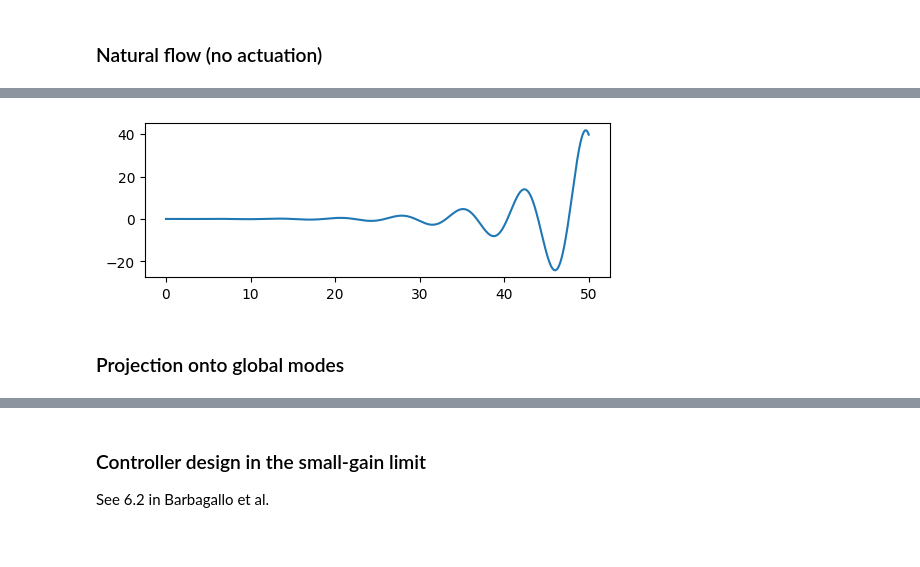
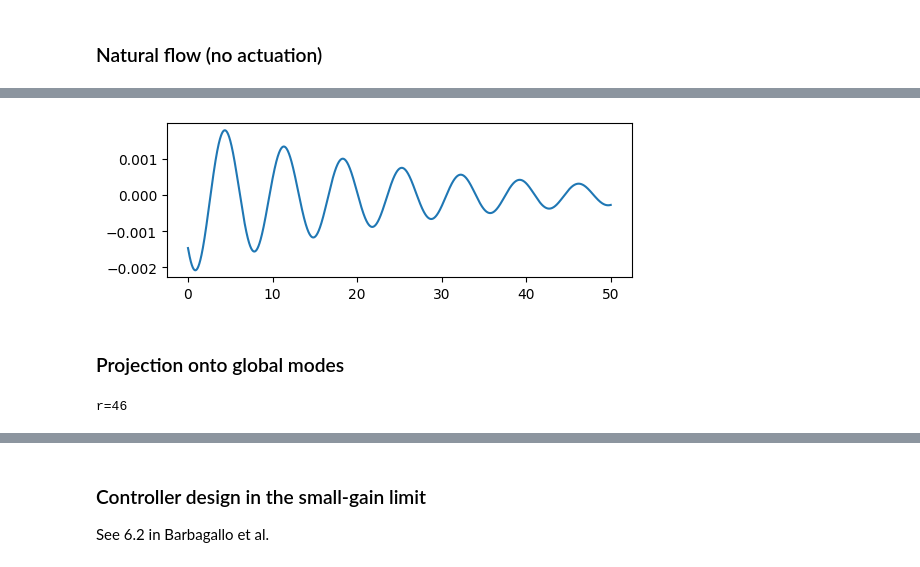
Before and after one commit to dynamicslab/hydrogym, a Jupyter notebook: examples/cylinder/model_reduction/global_proj.ipynb, the cells around one changed output, grey strips where cells are left out. Cells and saved outputs as stored; diff of their text form; code cells hidden in the pictures.

Commit message:
Debugging KF + actuation

```diff
--- a/examples/cylinder/model_reduction/global_proj.ipynb
+++ b/examples/cylinder/model_reduction/global_proj.ipynb
@@ -197,6 +197,12 @@ plt.show()
 [figure]
 # %% [markdown]
 ### Natural flow (no actuation)
+# %%
+data = np.load("re100_open_loop_output/no_actuation.npz")
+t = data['t']
+u = data['u'][:, None]
+xc = data['x']
+y = data['y'][:, None]
 # %%
 # Second-order BDF time-stepping
 lin_flow = flow.linearize(qB)
@@ -252,17 +240,17 @@ t=49.98, CL=39.7704, CD=-0.0012
 # %%
-t = np.arange(n_steps) * dt
 fig, ax = plt.subplots(1, 1, figsize=(6, 2), sharex=True)
-ax.plot(t, CL_nat)
+ax.plot(t, y)
 plt.show()
 # %% [output]
-[figure, old version]
+[figure, new version]
 # %% [markdown]
 ### Projection onto global modes
 # %%
 # 4. Projection onto global modes
 
-r = 9  # Number of global modes for projection
-# r = len(evals)
+# r = 9  # Number of global modes for projection
+r = len(evals)
+print(f"{r=}")
 Ar = np.zeros((r, r), dtype=np.complex128)
 Br = np.zeros((r, 1), dtype=np.complex128)
 Cr = np.zeros((1, r), dtype=np.complex128)
@@ -296,6 +284,8 @@ for i in range(r):
 
 # Finally the feedthrough term
 Dr = meas(qC)
+# %% [output]
+r=46
 # %%
 rom_evals = np.linalg.eigvals(Ar)
 fig, ax = plt.subplots(1, 1, figsize=(6, 3))
```
Also changed, not shown: parts of 36 cells of this notebook, 1 other file.
